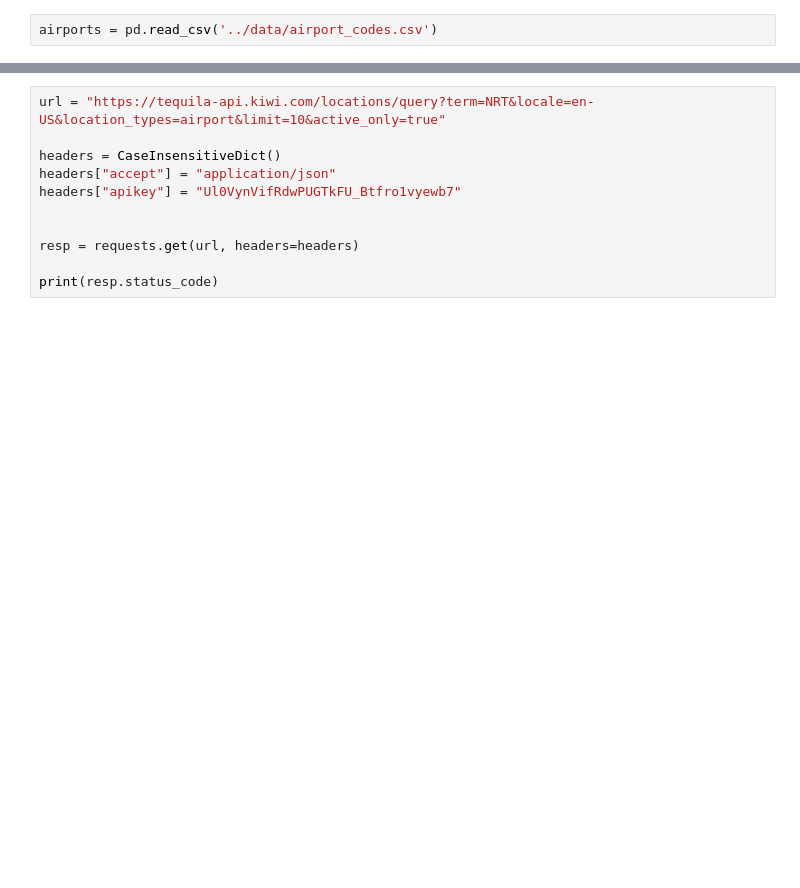
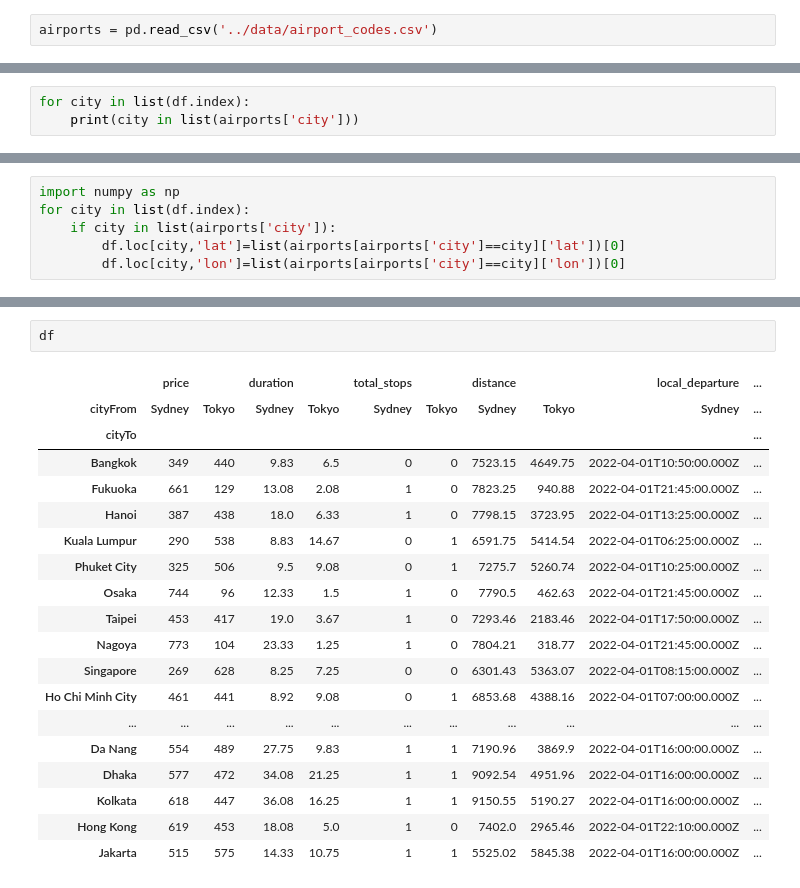
Before and after one commit to padofreo/smackbang, a Jupyter notebook: notebooks/get_locations_test.ipynb, the cells around one changed output, grey strips where cells are left out. Saved outputs shown, nothing was run; the diff lists cells and outputs as text; blank space fills up the shorter version.

```diff
--- a/notebooks/get_locations_test.ipynb
+++ b/notebooks/get_locations_test.ipynb
@@ -17,0 +59,3 @@ airports
+# %%
+for city in list(df.index):
+    print(city in list(airports['city']))
@@ -19,0 +153,6 @@ df.index
+# %%
+import numpy as np
+for city in list(df.index):
+    if city in list(airports['city']):
+        df.loc[city,'lat']=list(airports[airports['city']==city]['lat'])[0]
+        df.loc[city,'lon']=list(airports[airports['city']==city]['lon'])[0]
@@ -23,11 +204,22 @@ for city in df.index:
-# %%
-url = "https://tequila-api.kiwi.com/locations/query?term=NRT&locale=en-US&location_types=airport&limit=10&active_only=true"
-
-headers = CaseInsensitiveDict()
-headers["accept"] = "application/json"
-headers["apikey"] = "Ul0VynVifRdwPUGTkFU_Btfro1vyewb7"
-
-
-resp = requests.get(url, headers=headers)
-
-print(resp.status_code)
+# %%
+df
+# %% [output]
+|  | price |  | duration |  | total_stops |  | distance |  | local_departure | ... |
+| cityFrom | Sydney | Tokyo | Sydney | Tokyo | Sydney | Tokyo | Sydney | Tokyo | Sydney | ... |
+| cityTo |  |  |  |  |  |  |  |  |  | ... |
+| Bangkok | 349 | 440 | 9.83 | 6.5 | 0 | 0 | 7523.15 | 4649.75 | 2022-04-01T10:50:00.000Z | ... |
+| Fukuoka | 661 | 129 | 13.08 | 2.08 | 1 | 0 | 7823.25 | 940.88 | 2022-04-01T21:45:00.000Z | ... |
+| Hanoi | 387 | 438 | 18.0 | 6.33 | 1 | 0 | 7798.15 | 3723.95 | 2022-04-01T13:25:00.000Z | ... |
+| Kuala Lumpur | 290 | 538 | 8.83 | 14.67 | 0 | 1 | 6591.75 | 5414.54 | 2022-04-01T06:25:00.000Z | ... |
+| Phuket City | 325 | 506 | 9.5 | 9.08 | 0 | 1 | 7275.7 | 5260.74 | 2022-04-01T10:25:00.000Z | ... |
+| Osaka | 744 | 96 | 12.33 | 1.5 | 1 | 0 | 7790.5 | 462.63 | 2022-04-01T21:45:00.000Z | ... |
+| Taipei | 453 | 417 | 19.0 | 3.67 | 1 | 0 | 7293.46 | 2183.46 | 2022-04-01T17:50:00.000Z | ... |
+| Nagoya | 773 | 104 | 23.33 | 1.25 | 1 | 0 | 7804.21 | 318.77 | 2022-04-01T21:45:00.000Z | ... |
+| Singapore | 269 | 628 | 8.25 | 7.25 | 0 | 0 | 6301.43 | 5363.07 | 2022-04-01T08:15:00.000Z | ... |
+| Ho Chi Minh City | 461 | 441 | 8.92 | 9.08 | 0 | 1 | 6853.68 | 4388.16 | 2022-04-01T07:00:00.000Z | ... |
+| ... | ... | ... | ... | ... | ... | ... | ... | ... | ... | ... |
+| Da Nang | 554 | 489 | 27.75 | 9.83 | 1 | 1 | 7190.96 | 3869.9 | 2022-04-01T16:00:00.000Z | ... |
+| Dhaka | 577 | 472 | 34.08 | 21.25 | 1 | 1 | 9092.54 | 4951.96 | 2022-04-01T16:00:00.000Z | ... |
+| Kolkata | 618 | 447 | 36.08 | 16.25 | 1 | 1 | 9150.55 | 5190.27 | 2022-04-01T16:00:00.000Z | ... |
+| Hong Kong | 619 | 453 | 18.08 | 5.0 | 1 | 0 | 7402.0 | 2965.46 | 2022-04-01T22:10:00.000Z | ... |
+| Jakarta | 515 | 575 | 14.33 | 10.75 | 1 | 1 | 5525.02 | 5845.38 | 2022-04-01T16:00:00.000Z | ... |
```
Also changed, not shown: parts of 16 cells of this notebook, 3 other files.
